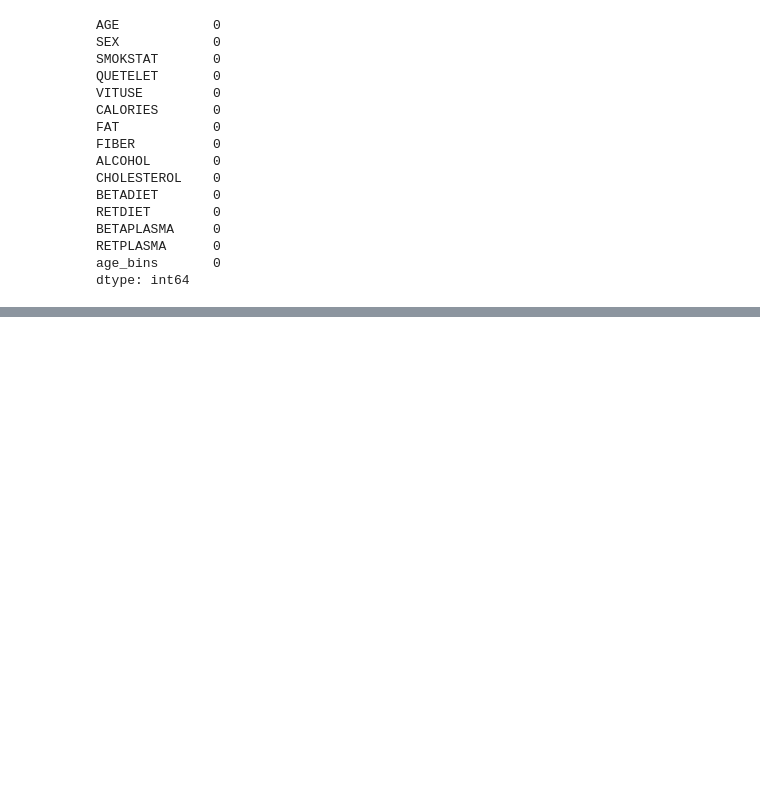
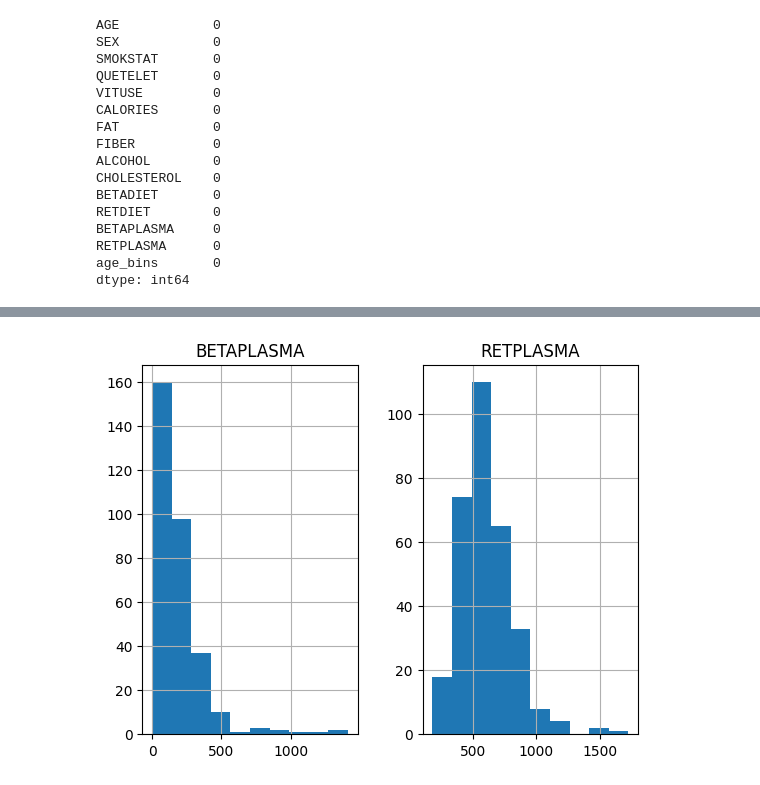
Before and after one commit to RomanD83/pbc, a Jupyter notebook: Determinants.ipynb, the cells around one changed output, grey strips where cells are left out. Saved outputs shown, nothing was run; the diff lists cells and outputs as text; code cells hidden in the pictures; blank space fills up the shorter version.

```diff
--- a/Determinants.ipynb
+++ b/Determinants.ipynb
@@ -781,0 +227,4 @@ train.head()
+# %%
+df[['BETAPLASMA', 'RETPLASMA']].hist();
+# %% [output]
+[figure, added]
```
Also changed, not shown: parts of 112 cells of this notebook.
